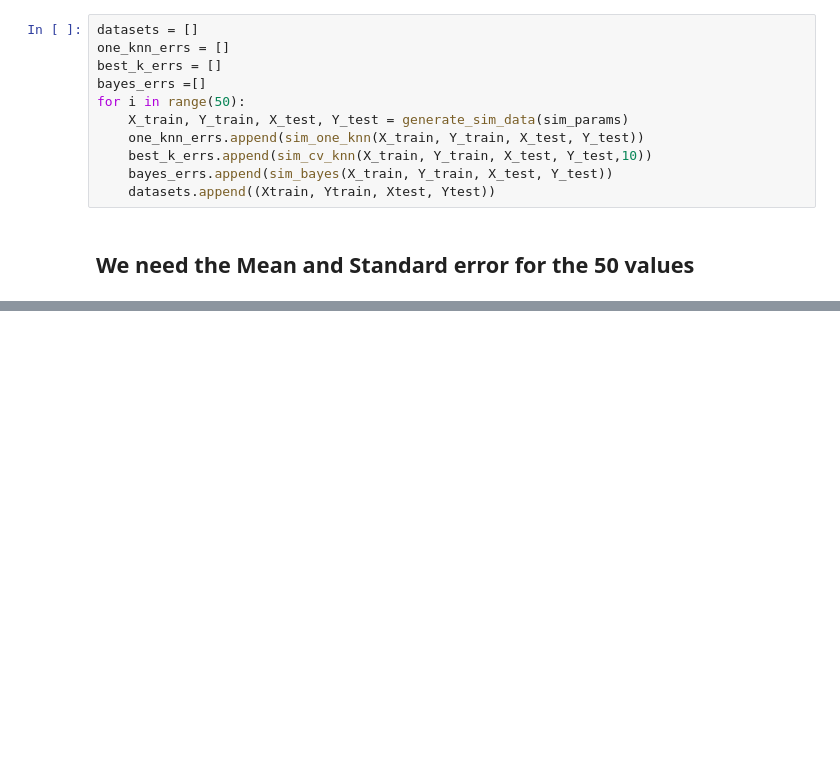
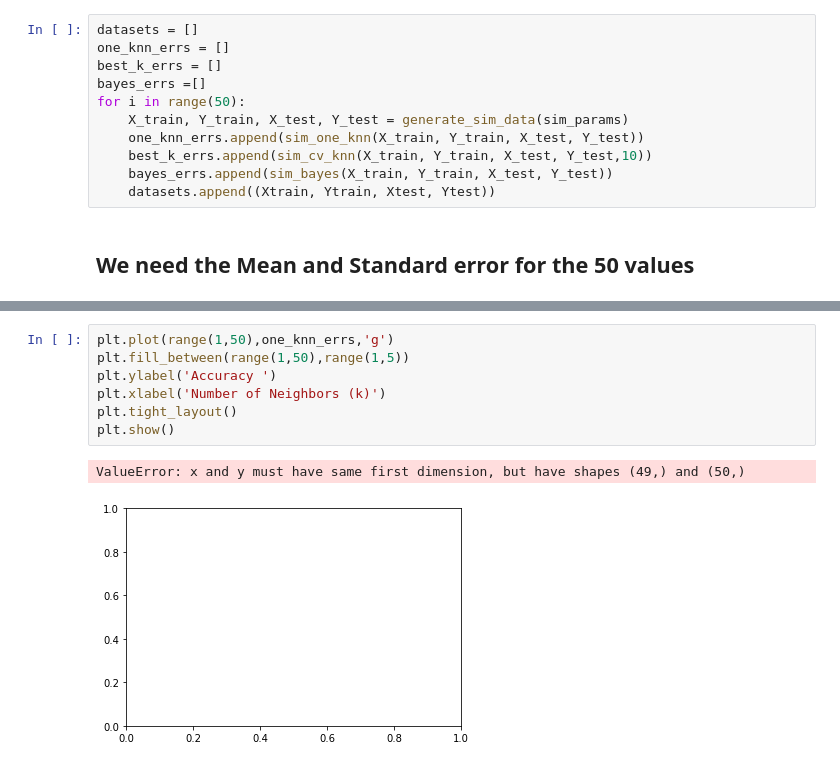
Before and after one commit to MatthewLopes/coding_assignment_1, a Jupyter notebook: Coding Assignment 1.ipynb, the cells around one changed output, grey strips where cells are left out. Cells and saved outputs as stored; diff of their text form; blank space fills up the shorter version.

Commit message:
adding mean and standard error

```diff
--- a/Coding Assignment 1.ipynb
+++ b/Coding Assignment 1.ipynb
@@ -431,0 +465,10 @@ for i in range(50):
+# %%
+plt.plot(range(1,50),one_knn_errs,'g')
+plt.fill_between(range(1,50),range(1,5))
+plt.ylabel('Accuracy ')
+plt.xlabel('Number of Neighbors (k)')
+plt.tight_layout()
+plt.show()
+# %% [output]
+ValueError: x and y must have same first dimension, but have shapes (49,) and (50,)
+[figure, added]
```
Also changed, not shown: parts of 2 cells of this notebook.
